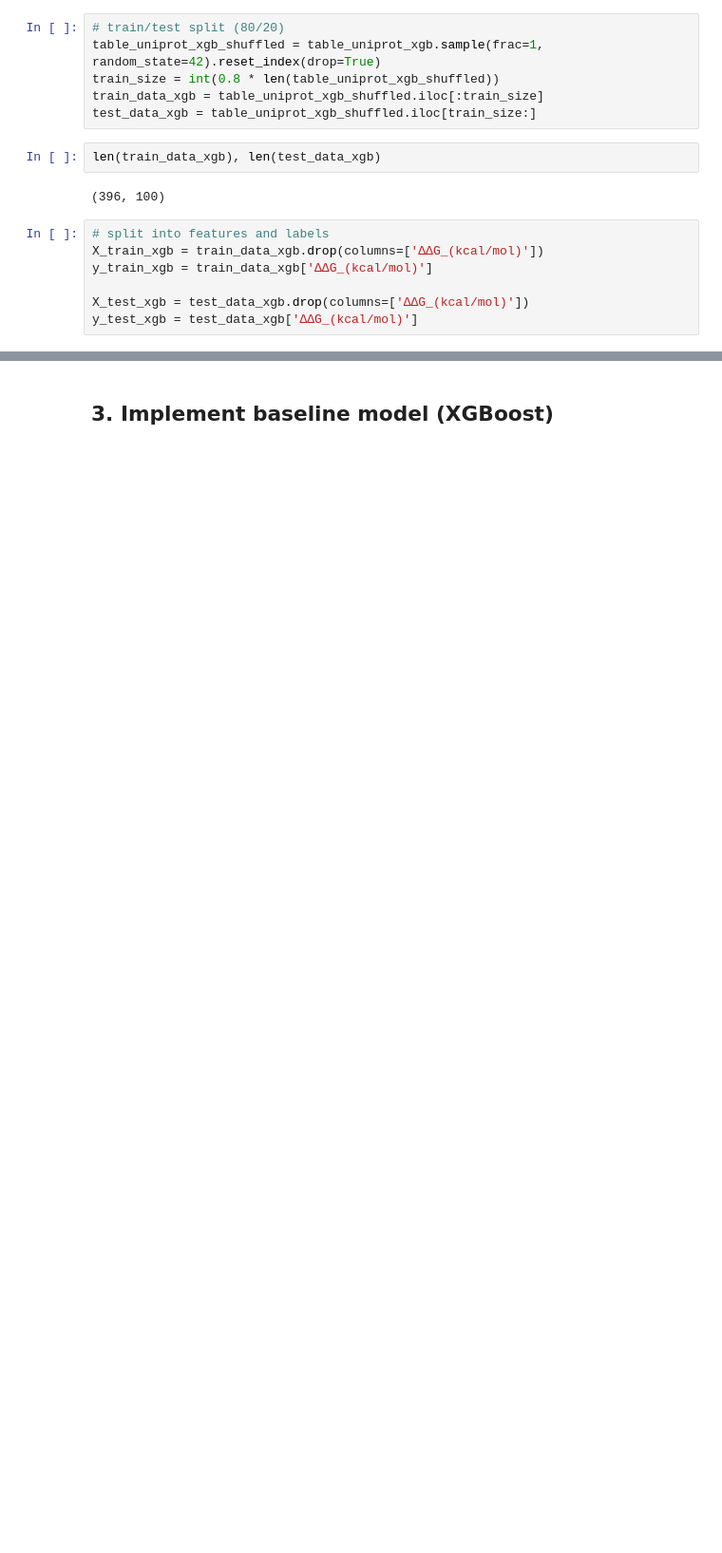
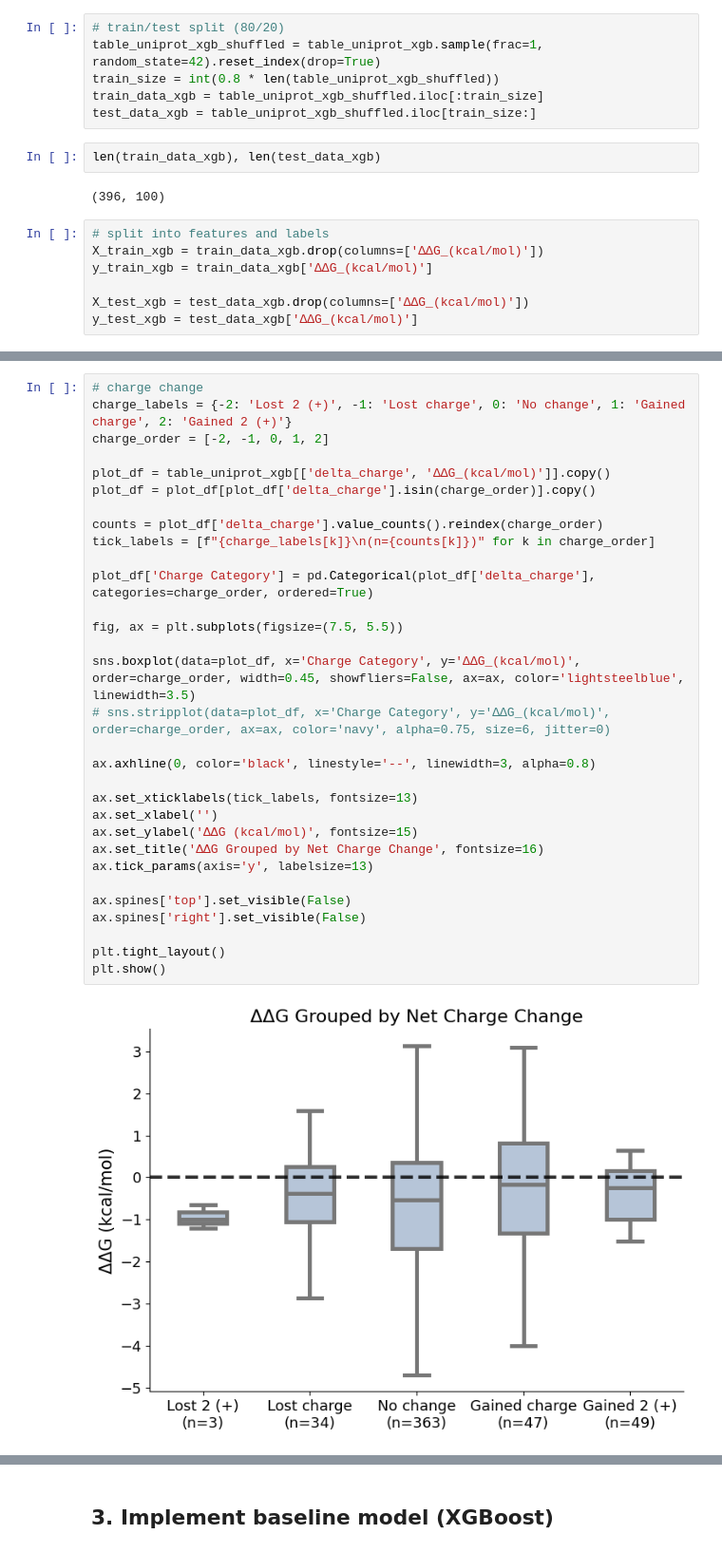
Before and after one commit to amy-acharya/aml-final-project, a Jupyter notebook: project.ipynb, the cells around one changed output, grey strips where cells are left out. Shown at 95% size. Drawn from its saved outputs; the diff is of its cells as text; blank space fills up the shorter version.

```diff
--- a/project.ipynb
+++ b/project.ipynb
@@ -196,0 +257,33 @@ y_test_xgb = test_data_xgb['∆∆G_(kcal/mol)']
+# %%
+# charge change
+charge_labels = {-2: 'Lost 2 (+)', -1: 'Lost charge', 0: 'No change', 1: 'Gained charge', 2: 'Gained 2 (+)'}
+charge_order = [-2, -1, 0, 1, 2]
+
+plot_df = table_uniprot_xgb[['delta_charge', '∆∆G_(kcal/mol)']].copy()
+plot_df = plot_df[plot_df['delta_charge'].isin(charge_order)].copy()
+
+counts = plot_df['delta_charge'].value_counts().reindex(charge_order)
+tick_labels = [f"{charge_labels[k]}\n(n={counts[k]})" for k in charge_order]
+
+plot_df['Charge Category'] = pd.Categorical(plot_df['delta_charge'], categories=charge_order, ordered=True)
+
+fig, ax = plt.subplots(figsize=(7.5, 5.5))
+
+sns.boxplot(data=plot_df, x='Charge Category', y='∆∆G_(kcal/mol)', order=charge_order, width=0.45, showfliers=False, ax=ax, color='lightsteelblue', linewidth=3.5)
+# sns.stripplot(data=plot_df, x='Charge Category', y='∆∆G_(kcal/mol)', order=charge_order, ax=ax, color='navy', alpha=0.75, size=6, jitter=0)
+
+ax.axhline(0, color='black', linestyle='--', linewidth=3, alpha=0.8)
+
+ax.set_xticklabels(tick_labels, fontsize=13)
+ax.set_xlabel('')
+ax.set_ylabel('ΔΔG (kcal/mol)', fontsize=15)
+ax.set_title('ΔΔG Grouped by Net Charge Change', fontsize=16)
+ax.tick_params(axis='y', labelsize=13)
+
+ax.spines['top'].set_visible(False)
+ax.spines['right'].set_visible(False)
+
+plt.tight_layout()
+plt.show()
+# %% [output]
+[figure, added]
```
Also changed, not shown: parts of 16 cells of this notebook.
